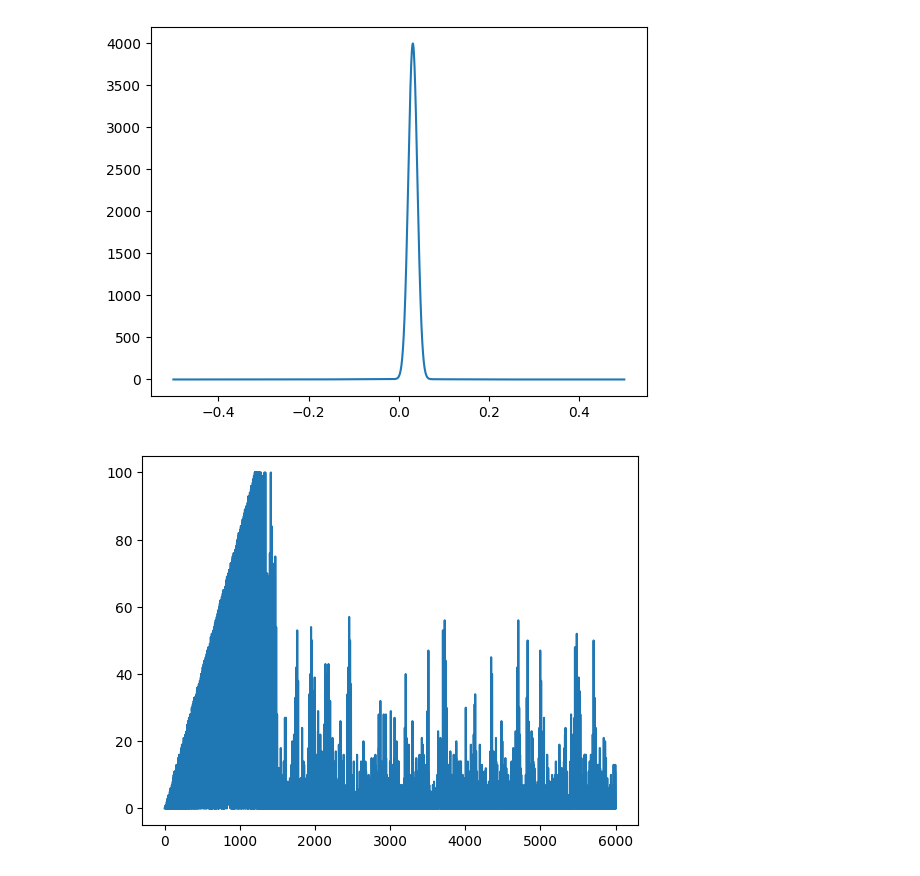
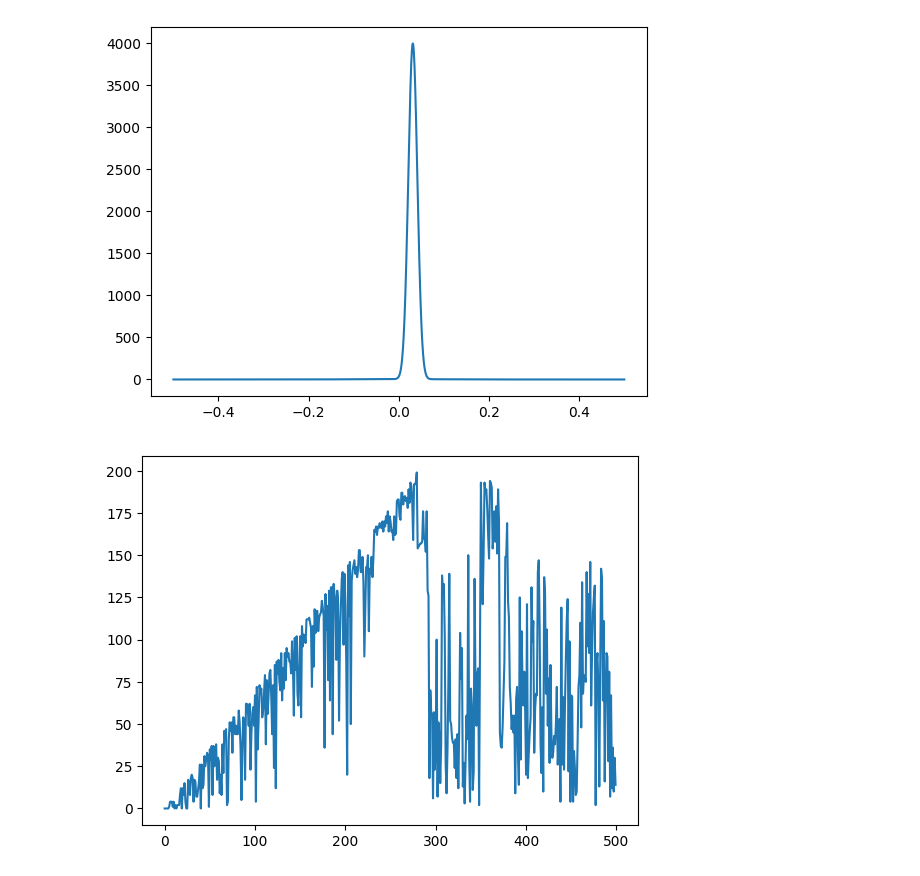
Before and after one commit to thomas-egg/nested_sampling, a Jupyter notebook: examples/spike_slab/sandbox.ipynb, the cells around one changed output. Saved outputs shown, nothing was run; the diff lists cells and outputs as text; code cells hidden in the pictures.

```diff
--- a/examples/spike_slab/sandbox.ipynb
+++ b/examples/spike_slab/sandbox.ipynb
@@ -39,12 +39,12 @@ plt.show()
 # %%
 chain, levels, js = spike_and_slab.main()
 # %%
-y = js
+y = js[::50]
 x = range(len(y))
 plt.plot(x, y)
 plt.show()
 # %% [output]
-[figure, old version]
+[figure, new version]
 # %%
 list_levels = [levels.get_level(i) for i in range(levels.max_J)]
 Xs = np.array([level.get_log_X for level in list_levels])
```
Also changed, not shown: parts of 11 cells of this notebook, 5 other files.
